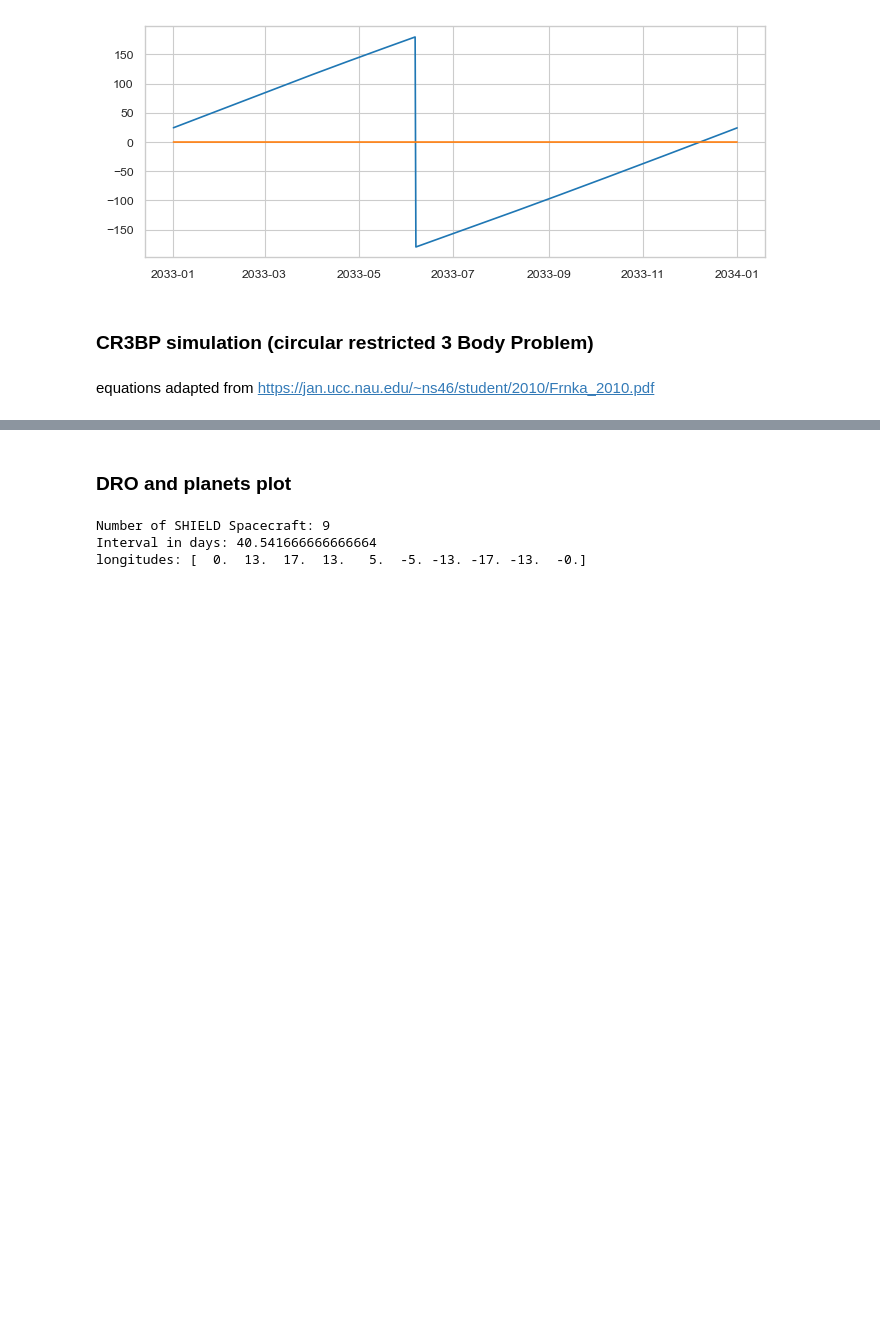
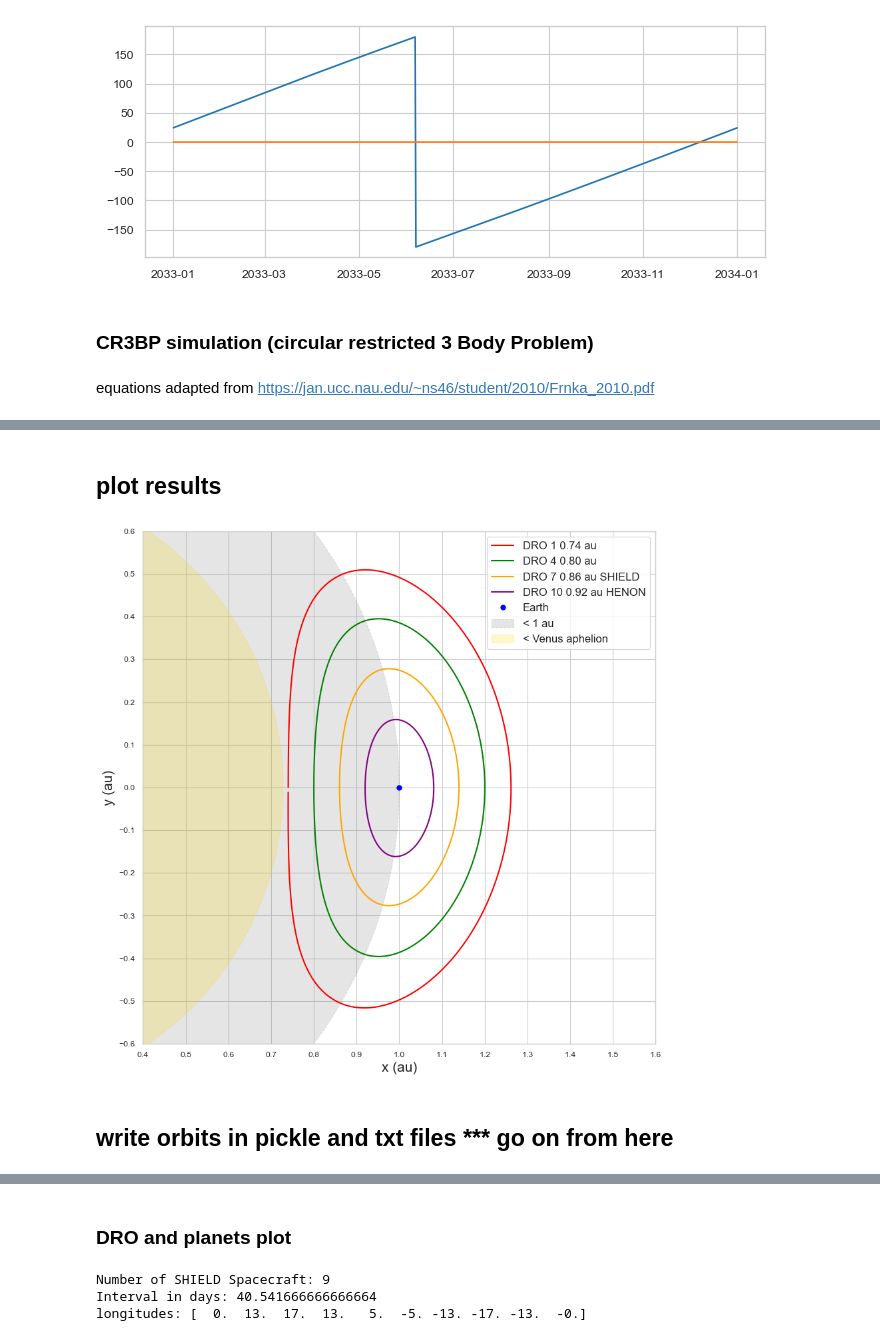
Before and after one commit to cmoestl/dro_orbits, a Jupyter notebook: dro.ipynb, the cells around one changed output, grey strips where cells are left out. Cells and saved outputs as stored; diff of their text form; code cells hidden in the pictures; blank space fills up the shorter version.

```diff
--- a/dro.ipynb
+++ b/dro.ipynb
@@ -530,0 +350,50 @@ orbits written into orbit_files/dro.p
+# %% [markdown]
+## plot results
+# %%
+sns.set_style('whitegrid')
+sns.set_context('paper')
+# Create the plot
+fig, ax = plt.subplots(figsize=(10, 10))
+
+#third body
+ax.plot(orbits_cart[0,:,0], orbits_cart[1,:,0], 'red', linewidth=1.5, alpha=1.0, label='DRO 1 0.74 au')
+ax.plot(orbits_cart[0,:,3], orbits_cart[1,:,3], 'green', linewidth=1.5, alpha=1.0, label='DRO 4 0.80 au')
+ax.plot(orbits_cart[0,:,6], orbits_cart[1,:,6], 'orange', linewidth=1.5, alpha=1.0, label='DRO 7 0.86 au SHIELD')
+ax.plot(orbits_cart[0,:,9], orbits_cart[1,:,9], 'purple', linewidth=1.5, alpha=1.0, label='DRO 10 0.92 au HENON')
+
+# Plot Sun - fixed at origin shifted by -mu*R
+sun_x = -mu
+#ax.scatter(0,0,s=100,c='yellow',alpha=1, edgecolors='black', linewidth=0.3, label='Sun')
+# Plot Earth - fixed at (1-mu)
+earth_x = (1 - mu)
+ax.plot(earth_x, 0, 'o', color='blue', markersize=5, label='Earth', zorder=5)
+
+# Add distance circles for reference
+circle1 = plt.Circle((sun_x, 0), 1, fill=True, color='gray', linestyle='--', alpha=0.2, label='< 1 au')
+circle2 = plt.Circle((sun_x, 0), 0.7282, fill=True, color='gold', linestyle='-', alpha=0.2, label='< Venus aphelion')
+
+ax.add_patch(circle1)
+ax.add_patch(circle2)
+ax.set_xlabel('x (au)', fontsize=15)
+ax.set_ylabel('y (au)', fontsize=15)
+#ax.set_title(f'Circular Restricted 3-Body Problem: Sun-Earth System\n(Rotating Reference Frame, {days} days simulation)', fontsize=14, fontweight='bold')
+ax.legend(loc='upper right', fontsize=12)
+ax.xaxis.set_major_locator(MultipleLocator(0.1))
+ax.yaxis.set_major_locator(MultipleLocator(0.1))
+ax.grid(True, alpha=1.0, linestyle='-')
+ax.set_xlim(0.4, 1.6)
+ax.set_ylim(-0.6, 0.6)
+
+ax.set_aspect('equal')
+
+
+
+
+#######add panel for initial conditions **************
+
+plt.savefig('results/fig1_cartesian_dro.png', dpi=300,bbox_inches='tight')
+plt.savefig('results/fig1_cartesian_dro.pdf', dpi=300,bbox_inches='tight')
+# %% [output]
+[figure, added]
+# %% [markdown]
+## write orbits in pickle and txt files *** go on from here
```
Also changed, not shown: parts of 7 cells of this notebook, 12 other files.
